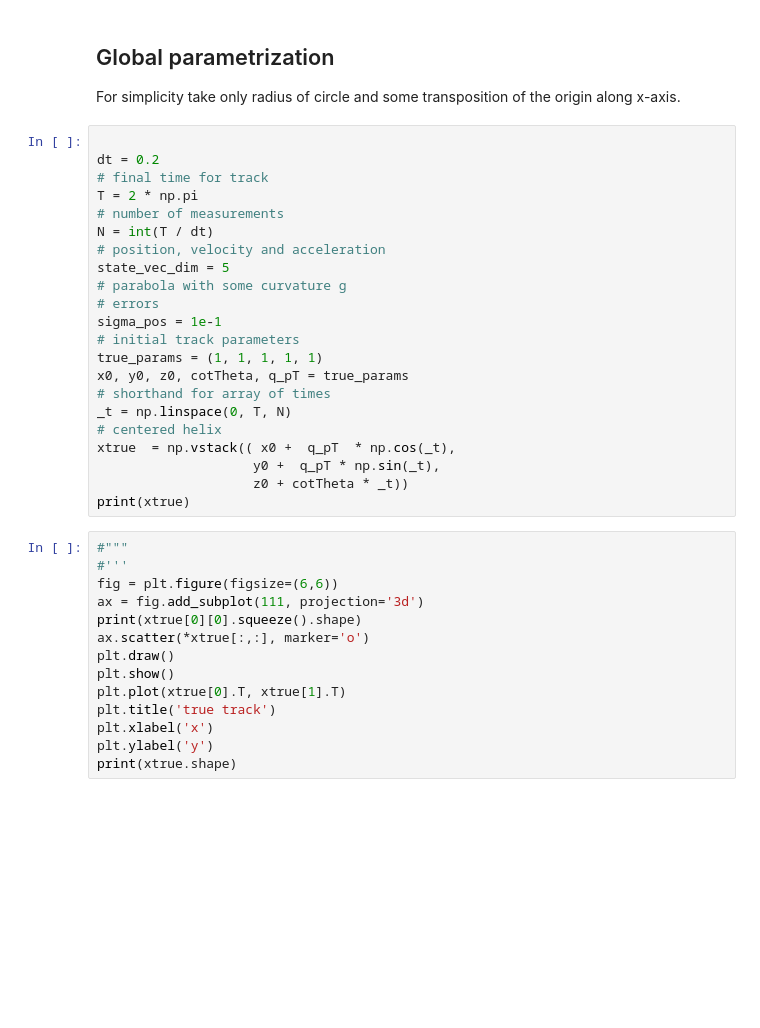
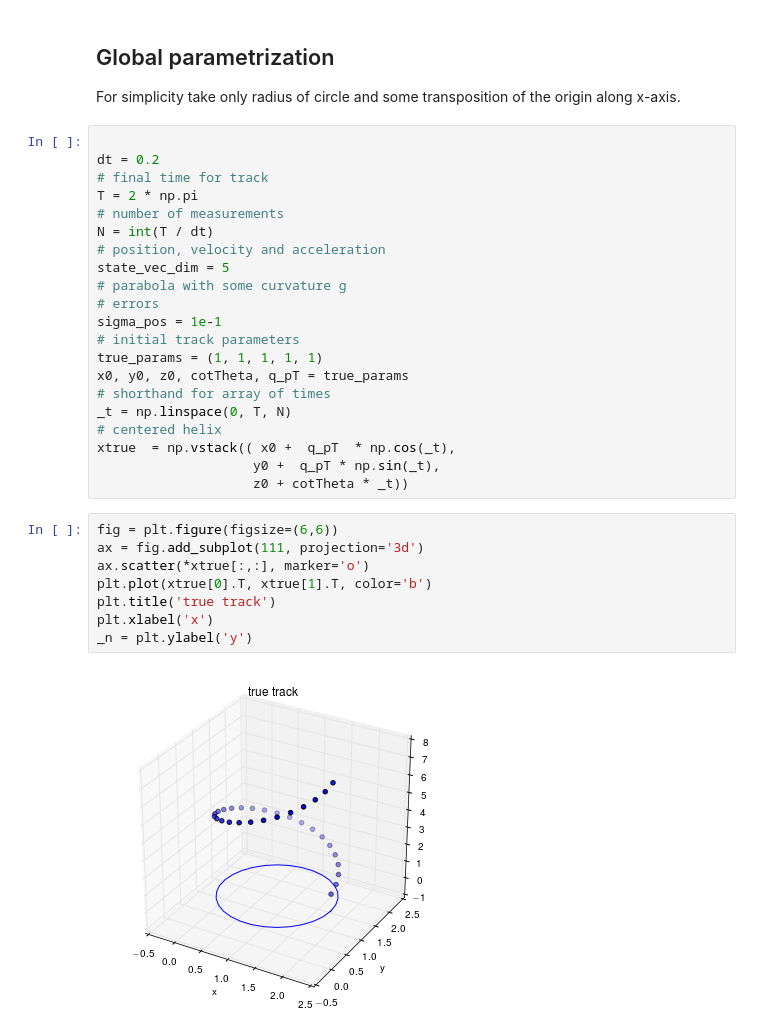
Before and after one commit to vvolkl/kalman-samples, a Jupyter notebook: helical_track.ipynb, the cells around one changed output. Saved outputs shown, nothing was run; the diff lists cells and outputs as text; blank space fills up the shorter version.

Commit message:
fix several issues with figures

```diff
--- a/helical_track.ipynb
+++ b/helical_track.ipynb
@@ -85,21 +93,16 @@ _t = np.linspace(0, T, N)
 xtrue  = np.vstack(( x0 +  q_pT  * np.cos(_t),
                     y0 +  q_pT * np.sin(_t),
                     z0 + cotTheta * _t))
-print(xtrue)
 # %%
-#"""
-#'''
 fig = plt.figure(figsize=(6,6))
 ax = fig.add_subplot(111, projection='3d')
-print(xtrue[0][0].squeeze().shape)
 ax.scatter(*xtrue[:,:], marker='o')
-plt.draw()
-plt.show()
-plt.plot(xtrue[0].T, xtrue[1].T)
+plt.plot(xtrue[0].T, xtrue[1].T, color='b')
 plt.title('true track')
 plt.xlabel('x')
-plt.ylabel('y')
-print(xtrue.shape)
+_n = plt.ylabel('y')
+# %% [output]
+[figure, added]
 # %%
 # add noise
 measurement_noise = np.random.normal(loc=0, scale=sigma_pos,
```
Also changed, not shown: parts of 5 cells of this notebook.
